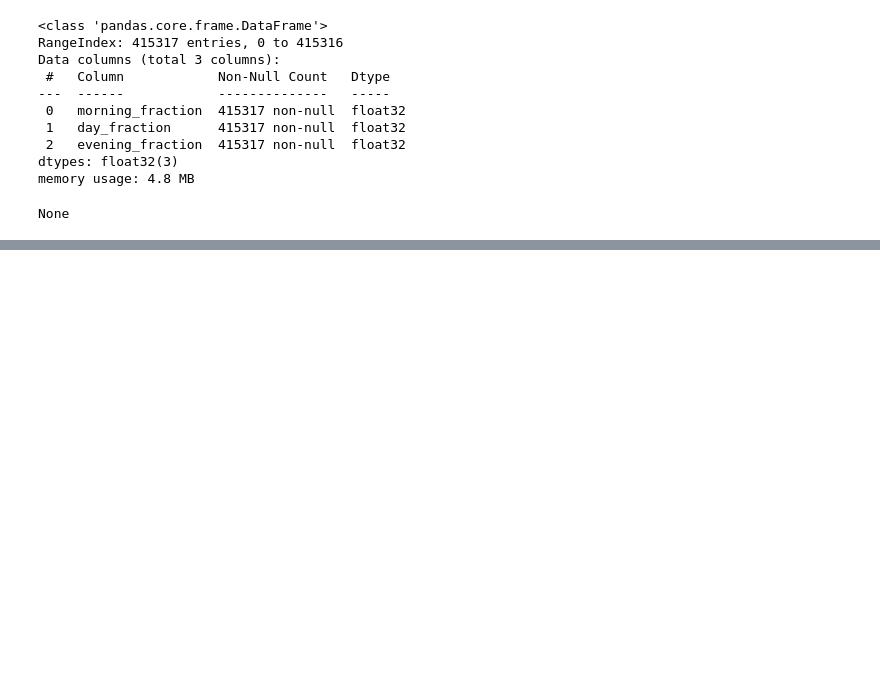
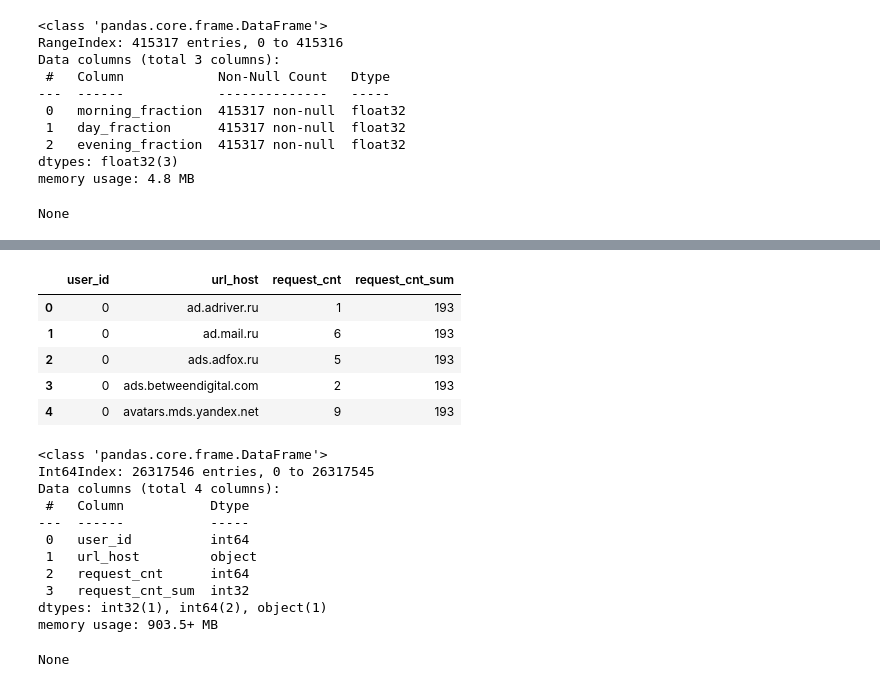
Before and after one commit to koshkidadanet/MTS-ML-CUP, a Jupyter notebook: feature_eng.ipynb, the cells around one changed output, grey strips where cells are left out. Cells and saved outputs as stored; diff of their text form; code cells hidden in the pictures; blank space fills up the shorter version.

```diff
--- a/feature_eng.ipynb
+++ b/feature_eng.ipynb
@@ -992,0 +995,6 @@ del frac_df
+# %%
+path = '..\\full_data\\competition_data_final_pqt'
+columns = {'user_id': 'int32','request_cnt': 'int8','url_host': 'object'}
+data = read_data(path,columns)
+display(data.info())
+display(data.isna().sum())
@@ -992,0 +1113,26 @@ del frac_df
+# %%
+df = data.groupby(['user_id','url_host'],group_keys=False)['request_cnt'].sum().reset_index()
+del data
+df = df.merge(data_sum[['request_cnt_sum','user_id']], on = 'user_id', how = 'inner')
+del data_sum
+display(df.head())
+display(df.info())
+# %% [output]
+|  | user_id | url_host | request_cnt | request_cnt_sum |
+| 0 | 0 | ad.adriver.ru | 1 | 193 |
+| 1 | 0 | ad.mail.ru | 6 | 193 |
+| 2 | 0 | ads.adfox.ru | 5 | 193 |
+| 3 | 0 | ads.betweendigital.com | 2 | 193 |
+| 4 | 0 | avatars.mds.yandex.net | 9 | 193 |
+<class 'pandas.core.frame.DataFrame'>
+Int64Index: 26317546 entries, 0 to 26317545
+Data columns (total 4 columns):
+ #   Column           Dtype
+---  ------           -----
+ 0   user_id          int64
+ 1   url_host         object
+ 2   request_cnt      int64
+ 3   request_cnt_sum  int32
+dtypes: int32(1), int64(2), object(1)
+memory usage: 903.5+ MB
+None
```
Also changed, not shown: parts of 10 cells of this notebook, 3 other files.
